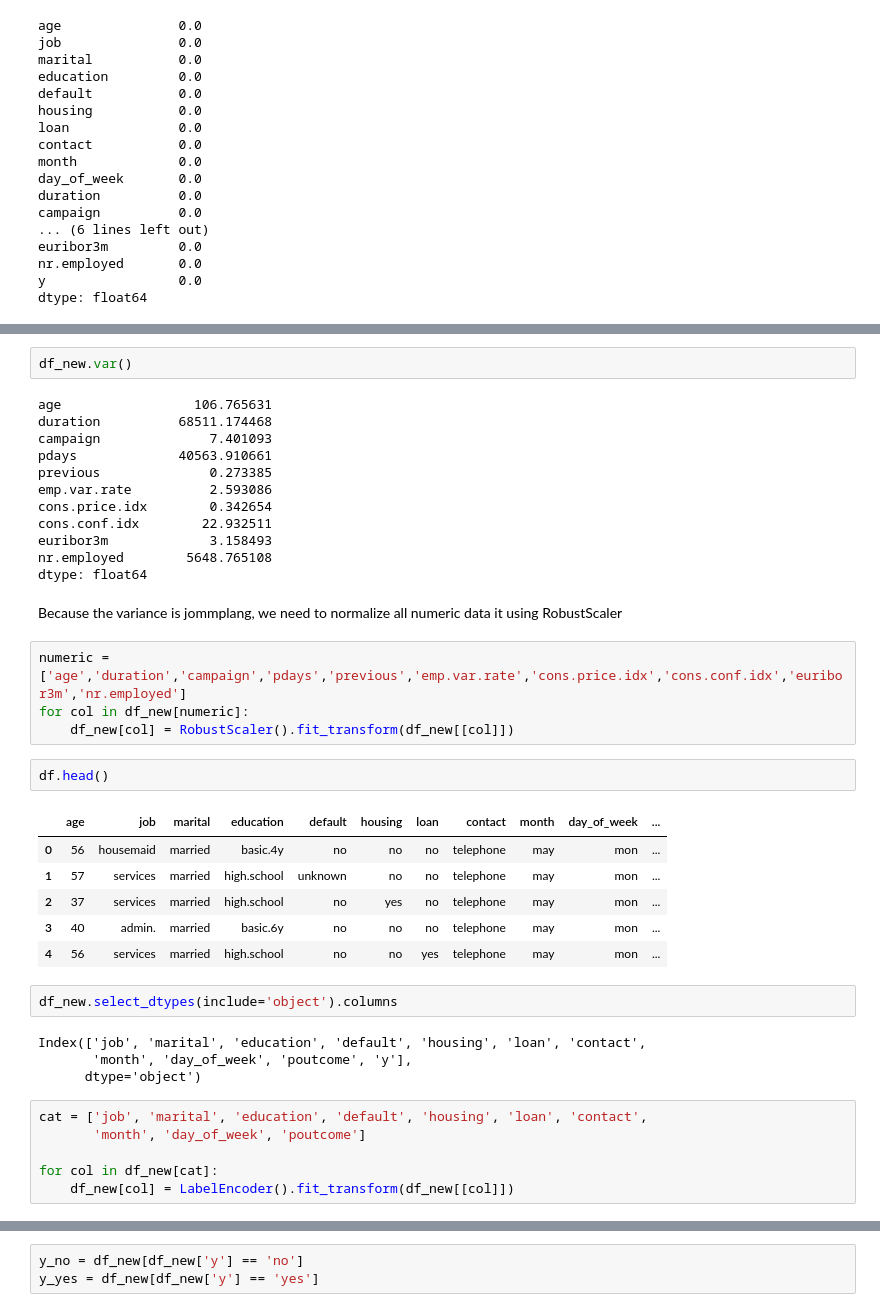
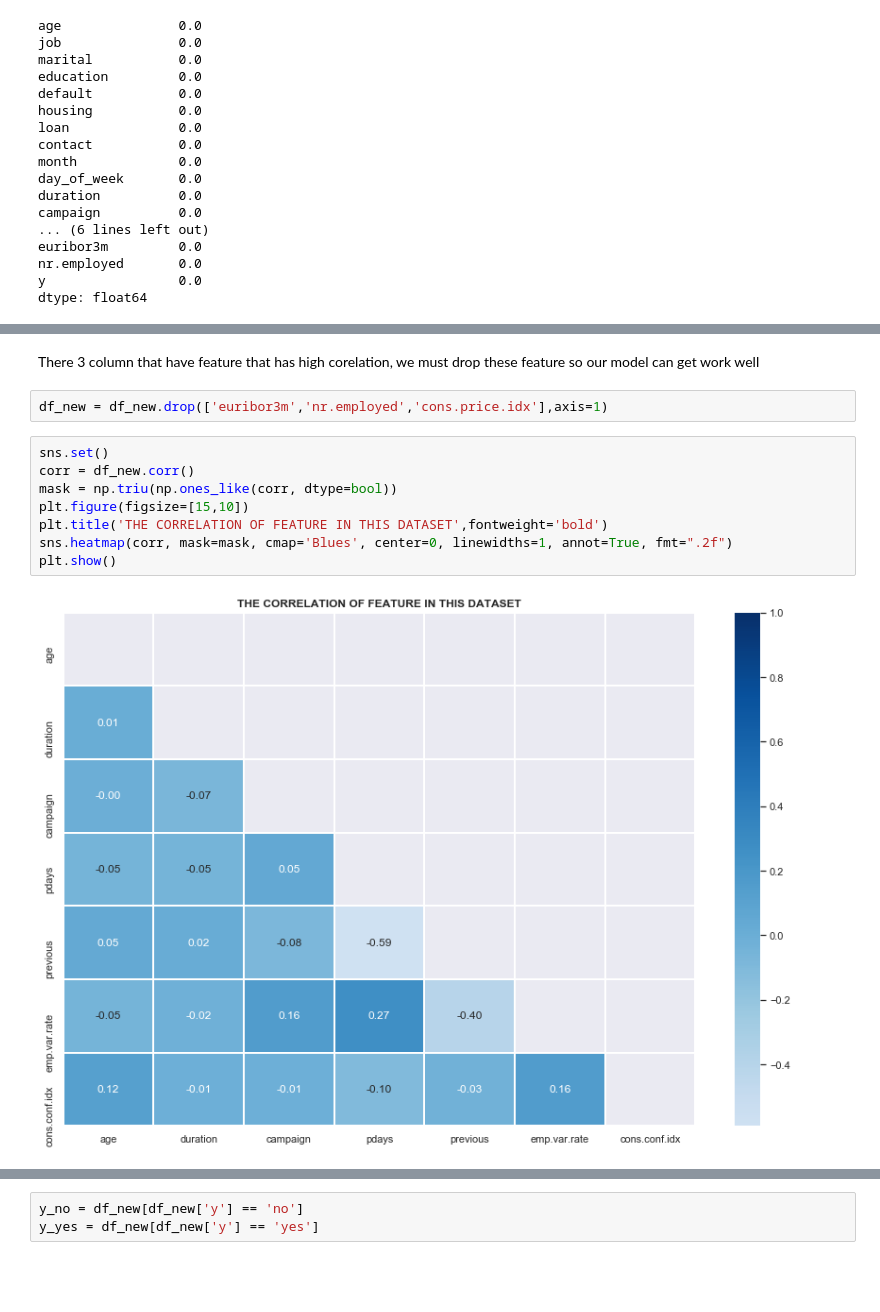
Before and after one commit to cahyoardhi/logistic-reggression-ng-crew, a Jupyter notebook: analysis.ipynb, the cells around one changed output, grey strips where cells are left out. Drawn from its saved outputs; the diff is of its cells as text; blank space fills up the shorter version.

```diff
--- a/analysis.ipynb
+++ b/analysis.ipynb
@@ -210,41 +275,14 @@ df_new.describe().T
-# %%
-df_new.var()
-# %% [output]
-age                 106.765631
-duration          68511.174468
-campaign              7.401093
-pdays             40563.910661
-previous              0.273385
-emp.var.rate          2.593086
-cons.price.idx        0.342654
-cons.conf.idx        22.932511
-euribor3m             3.158493
-nr.employed        5648.765108
-dtype: float64
-# %% [markdown]
-Because the variance is jommplang, we need to normalize all numeric data it using RobustScaler
-# %%
-numeric = ['age','duration','campaign','pdays','previous','emp.var.rate','cons.price.idx','cons.conf.idx','euribor3m','nr.employed']
-for col in df_new[numeric]:
-    df_new[col] = RobustScaler().fit_transform(df_new[[col]])
-# %%
-df.head()
-# %% [output]
-|  | age | job | marital | education | default | housing | loan | contact | month | day_of_week | ... |
-| 0 | 56 | housemaid | married | basic.4y | no | no | no | telephone | may | mon | ... |
-| 1 | 57 | services | married | high.school | unknown | no | no | telephone | may | mon | ... |
-| 2 | 37 | services | married | high.school | no | yes | no | telephone | may | mon | ... |
-| 3 | 40 | admin. | married | basic.6y | no | no | no | telephone | may | mon | ... |
-| 4 | 56 | services | married | high.school | no | no | yes | telephone | may | mon | ... |
-# %%
-df_new.select_dtypes(include='object').columns
-# %% [output]
-Index(['job', 'marital', 'education', 'default', 'housing', 'loan', 'contact',
-       'month', 'day_of_week', 'poutcome', 'y'],
-      dtype='object')
-# %%
-cat = ['job', 'marital', 'education', 'default', 'housing', 'loan', 'contact',
-       'month', 'day_of_week', 'poutcome']
-
-for col in df_new[cat]:
-    df_new[col] = LabelEncoder().fit_transform(df_new[[col]])
+# %% [markdown]
+There 3 column that have feature that has high corelation, we must drop these feature so our model can get work well
+# %%
+df_new = df_new.drop(['euribor3m','nr.employed','cons.price.idx'],axis=1)
+# %%
+sns.set()
+corr = df_new.corr()
+mask = np.triu(np.ones_like(corr, dtype=bool))
+plt.figure(figsize=[15,10])
+plt.title('THE CORRELATION OF FEATURE IN THIS DATASET',fontweight='bold')
+sns.heatmap(corr, mask=mask, cmap='Blues', center=0, linewidths=1, annot=True, fmt=".2f")
+plt.show()
+# %% [output]
+[figure, added]
```
Also changed, not shown: parts of 76 cells of this notebook, 1 other file.
